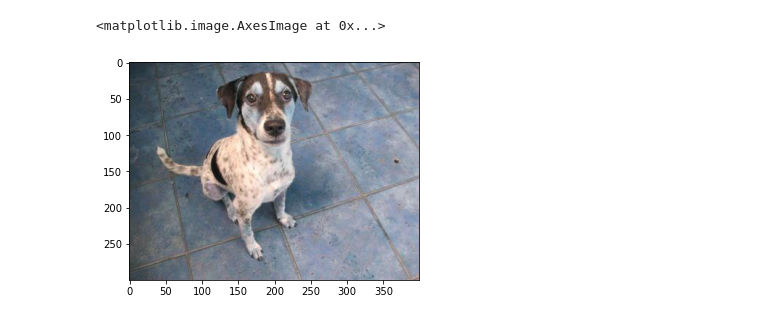
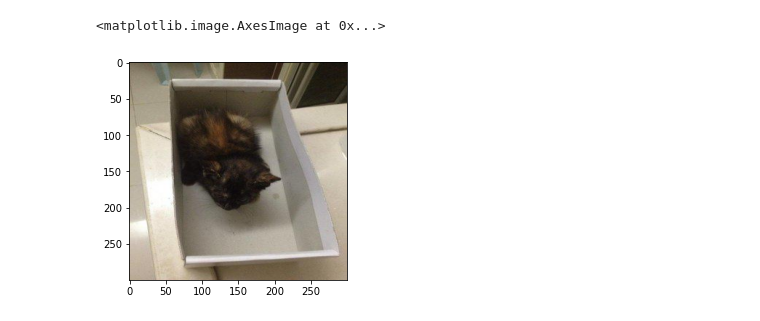
Before and after one commit to chenyuqin98/dsci551_project, a Jupyter notebook: models_manager/test_cnn.ipynb, the cells around one changed output. Drawn from its saved outputs; the diff is of its cells as text; code cells hidden in the pictures.

```diff
--- a/models_manager/test_cnn.ipynb
+++ b/models_manager/test_cnn.ipynb
@@ -1,16 +1,42 @@
-# %%
-import cv2
-import numpy as np
-import matplotlib.pyplot as plt
-
-
-# cv2.imread()接口读图像，读进来直接是BGR 格式数据格式在 0~255，通道格式为(W,H,C)
-path = '/Users/chenyuqin/Desktop/21_fall_codes_and_relative/dsci551/data/train_images/0a0e8c15b-1.jpg'
-img = cv2.imread(path)
-# print(img)
-# fig, axes = plt.subplots(1, 4)
-# axes[0].imshow(img)
-plt.imshow(img)
-# %% [output]
-<matplotlib.image.AxesImage at 0x...>
-[figure, removed]
+# %%
+import cv2
+import pandas as pd
+import numpy as np
+import matplotlib.pyplot as plt
+from tqdm import tqdm
+import torch
+
+file_path = '/Users/chenyuqin/Desktop/21_fall_codes_and_relative/dsci551/project/data/train/train.csv'
+df=pd.read_csv(file_path)
+df = df[['PetID', 'PhotoAmt', 'AdoptionSpeed']]
+train, test=df[:1400], df[14000:]
+
+def generate_img(df):
+    data, label = [], []
+    img_root_path = '/Users/chenyuqin/Desktop/21_fall_codes_and_relative/dsci551/data/train_images/'
+    # '0a0e8c15b-1.jpg'
+    for i in tqdm(range(len(df))):
+    # for i in tqdm(range(3)):
+        item = df.iloc[i]
+        petId, amount, adoptionSpeed =item
+        for j in range(1, int(amount)+1):
+            img_path = img_root_path + petId + '-' + str(j) + '.jpg'
+            img = cv2.imread(img_path)
+            img = cv2.resize(img, (300, 300))
+            img = cv2.cvtColor(img, cv2.COLOR_BGR2RGB) #转成RGB
+            # plt.imshow(img)
+            img = np.transpose(img, [2, 0, 1])/255
+            data.append((img, adoptionSpeed))
+            # label.append(adoptionSpeed)
+    # return data, label
+    return data
+
+# train_x, train_y = generate_img(train)
+# test_x, test_y = generate_img(test)
+train, test = generate_img(train), generate_img(test)
+# %%
+show = np.transpose(train[2][0], [1,2,0])
+plt.imshow(show)
+# %% [output]
+<matplotlib.image.AxesImage at 0x...>
+[figure, added]
```
Also changed, not shown: parts of 3 cells of this notebook, 2 other files.
